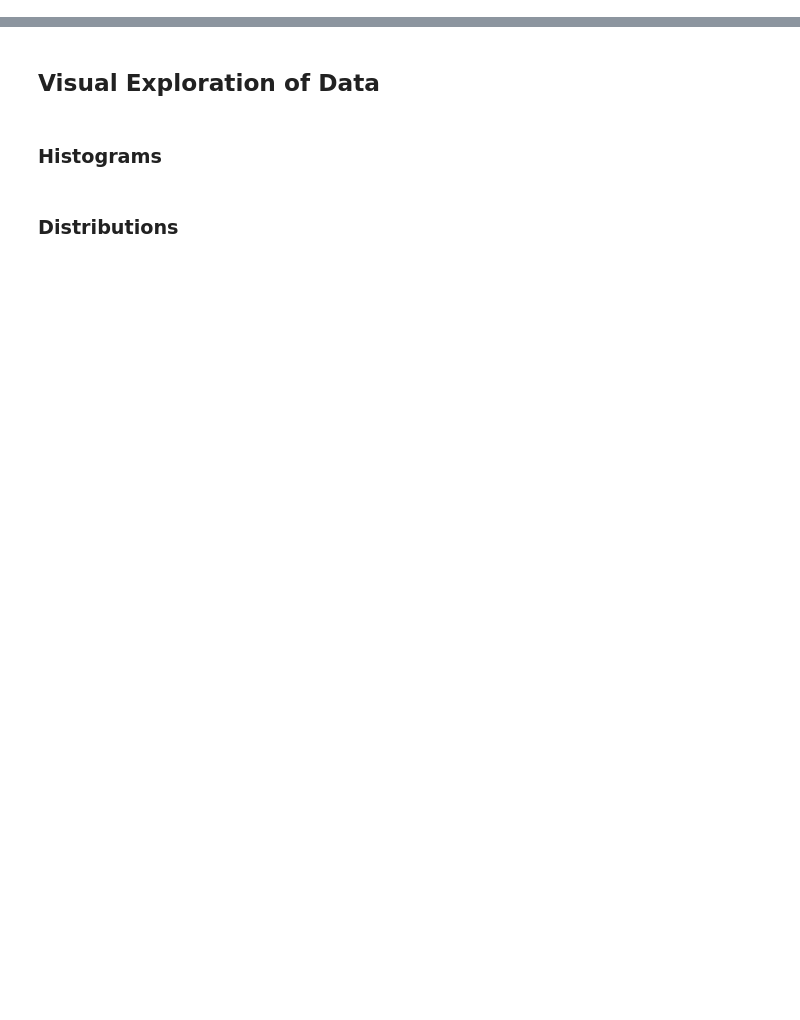
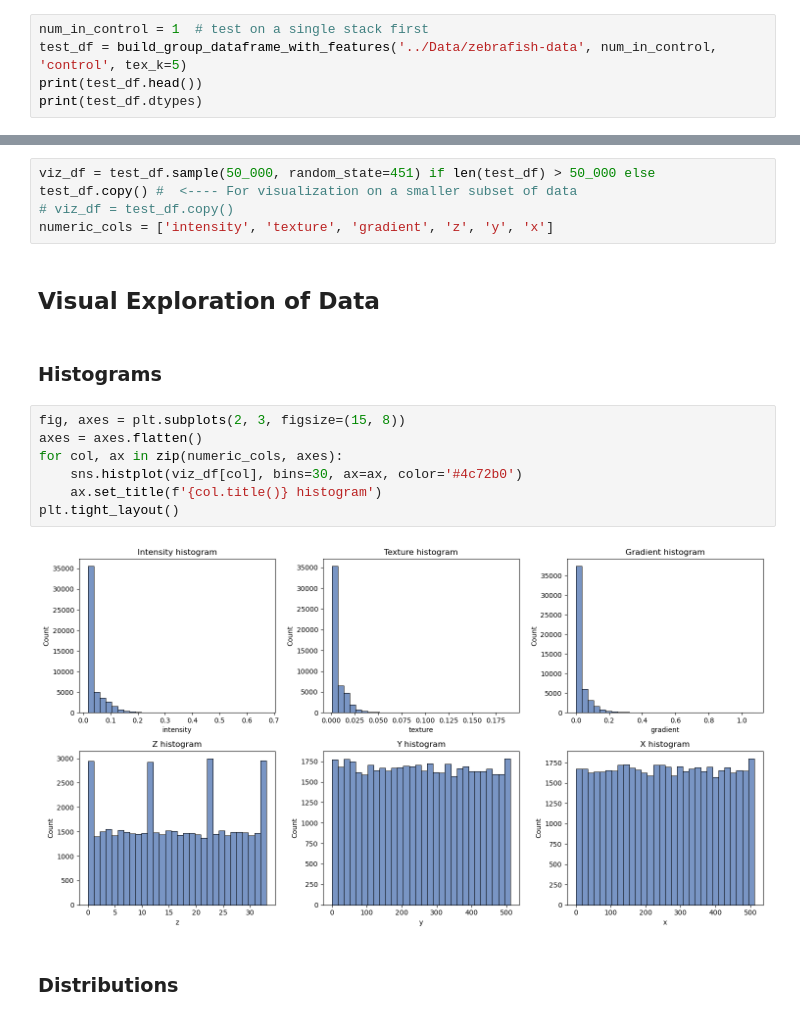
Before and after one commit to arlemoine/CMPS451_Project, a Jupyter notebook: Notebooks/adam.ipynb, the cells around one changed output, grey strips where cells are left out. Saved outputs shown, nothing was run; the diff lists cells and outputs as text; blank space fills up the shorter version.

Commit message:
add: data viz. code and PA1 submission folder

```diff
--- a/Notebooks/adam.ipynb
+++ b/Notebooks/adam.ipynb
@@ -15,0 +197,5 @@ Run your entire code and save. Then submit this <b>saved</b> copy.
+# %%
+num_in_control = 1  # test on a single stack first
+test_df = build_group_dataframe_with_features('../Data/zebrafish-data', num_in_control, 'control', tex_k=5)
+print(test_df.head())
+print(test_df.dtypes)
@@ -16,6 +218,19 @@ Run your entire code and save. Then submit this <b>saved</b> copy.
+# %%
+viz_df = test_df.sample(50_000, random_state=451) if len(test_df) > 50_000 else test_df.copy() #  <---- For visualization on a smaller subset of data
+# viz_df = test_df.copy()
+numeric_cols = ['intensity', 'texture', 'gradient', 'z', 'y', 'x']
 # %% [markdown]
 ## Visual Exploration of Data
 # %% [markdown]
 ### Histograms
+# %%
+fig, axes = plt.subplots(2, 3, figsize=(15, 8))
+axes = axes.flatten()
+for col, ax in zip(numeric_cols, axes):
+    sns.histplot(viz_df[col], bins=30, ax=ax, color='#4c72b0')
+    ax.set_title(f'{col.title()} histogram')
+plt.tight_layout()
+# %% [output]
+[figure, added]
 # %% [markdown]
 ### Distributions
```
Also changed, not shown: parts of 9 cells of this notebook, 3 other files.
